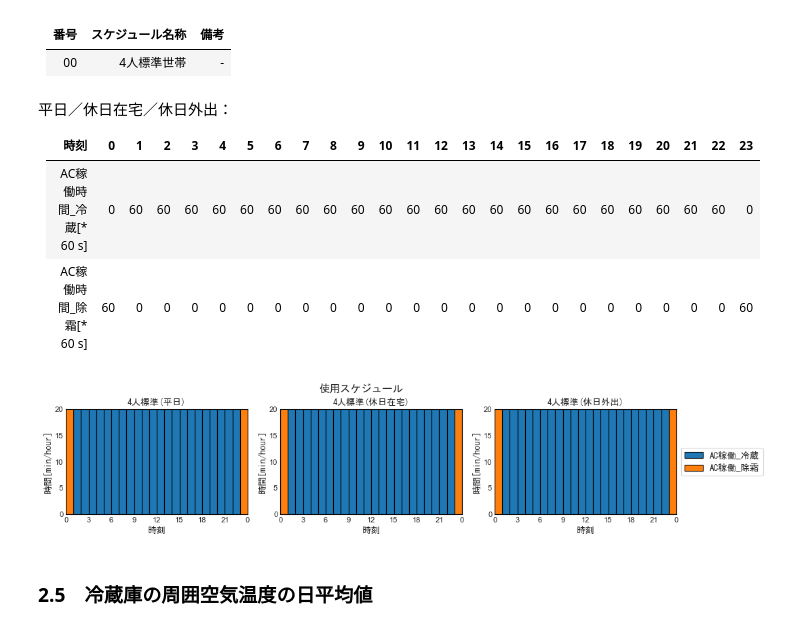
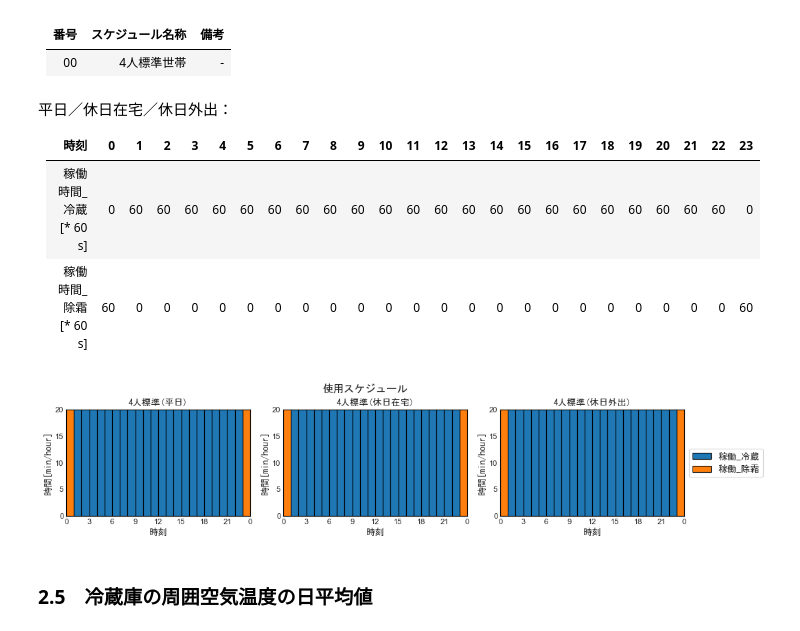
Before and after one commit to HiromiHabara/Jiritsu-EnergyUseOfApp, a Jupyter notebook: refrigerator.ipynb, the cells around one changed output. Drawn from its saved outputs; the diff is of its cells as text; code cells hidden in the pictures.

```diff
--- a/refrigerator.ipynb
+++ b/refrigerator.ipynb
@@ -456,6 +455,6 @@ Spec  = {
 
 |時刻                       |0  |1  |2  |3  |4  |5  |6  |7  |8  |9  |10 |11 |12 |13 |14 |15 |16 |17 |18 |19 |20 |21 |22 |23 |
 |:---:                      | -:| -:| -:| -:| -:| -:| -:| -:| -:| -:| -:| -:| -:| -:| -:| -:| -:| -:| -:| -:| -:| -:| -:| -:|
-|AC稼働時間_冷蔵[\* 60 s]   |  0| 60| 60| 60| 60| 60| 60| 60| 60| 60| 60| 60| 60| 60| 60| 60| 60| 60| 60| 60| 60| 60| 60|  0|
-|AC稼働時間_除霜[\* 60 s]   | 60|  0|  0|  0|  0|  0|  0|  0|  0|  0|  0|  0|  0|  0|  0|  0|  0|  0|  0|  0|  0|  0|  0| 60|
+|稼働時間_冷蔵[\* 60 s]   |  0| 60| 60| 60| 60| 60| 60| 60| 60| 60| 60| 60| 60| 60| 60| 60| 60| 60| 60| 60| 60| 60| 60|  0|
+|稼働時間_除霜[\* 60 s]   | 60|  0|  0|  0|  0|  0|  0|  0|  0|  0|  0|  0|  0|  0|  0|  0|  0|  0|  0|  0|  0|  0|  0| 60|
 # %%
@@ -576,12 +575,12 @@ def plot_hourly_bar_chart(fig_title, y_value_sets, schedule_name, app_status_typ
 # %%
 # 機器使用スケジュールの確認
 plot_hourly_bar_chart('使用スケジュール',
                       Schedule['4p_standard'],
                       '4人標準',
-                      {'opg_rf':'AC稼働_冷蔵', 'opg_df':'AC稼働_除霜'},
+                      {'opg_rf':'稼働_冷蔵', 'opg_df':'稼働_除霜'},
                        '時間[min/hour]',  0, 20, 5, 1/60)
 # %% [output]
-[figure, old version]
+[figure, new version]
 # %% [markdown]
 ### 2.5　冷蔵庫の周囲空気温度の日平均値
 # %% [markdown]
```
Also changed, not shown: parts of 46 cells of this notebook, 3 other files.
